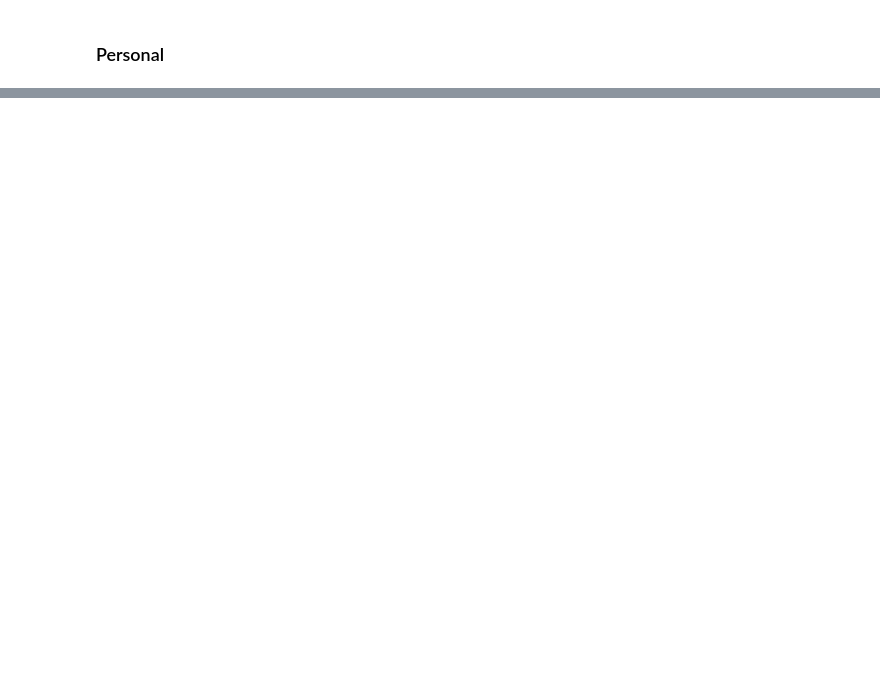
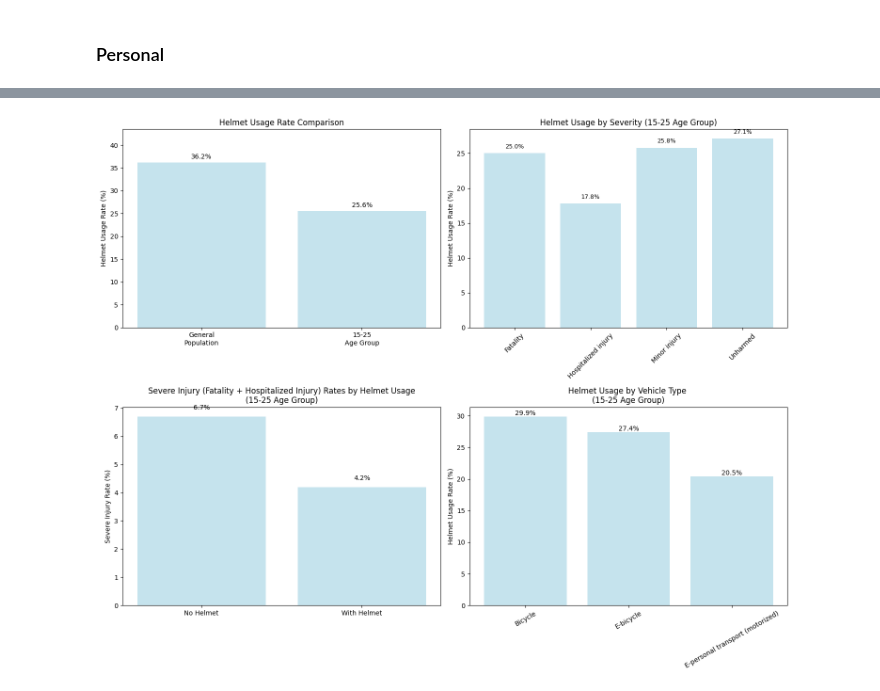
Before and after one commit to fengyu20/safe-biking-in-paris, a Jupyter notebook: eda/eda.ipynb, the cells around one changed output, grey strips where cells are left out. Cells and saved outputs as stored; diff of their text form; code cells hidden in the pictures; blank space fills up the shorter version.

Commit message:
New plots added: Helmet Usage Among Youth

```diff
--- a/eda/eda.ipynb
+++ b/eda/eda.ipynb
@@ -445,0 +577,70 @@ E‑personal transport (motorized) (n=1,578)
+# %%
+
+fig, axes = plt.subplots(2, 2, figsize=(15, 12))
+
+# 1. Overall helmet usage comparison
+ax1 = axes[0, 0]
+categories = ['General\nPopulation', '15-25\nAge Group']
+helmet_rates = [general_helmet_rate * 100, youth_helmet_rate * 100]
+colors = ['lightblue', 'lightblue']
+
+bars1 = ax1.bar(categories, helmet_rates, color=colors, alpha=0.7)
+ax1.set_ylabel('Helmet Usage Rate (%)')
+ax1.set_title('Helmet Usage Rate Comparison')
+ax1.set_ylim(0, max(helmet_rates) * 1.2)
+
+# Add value labels on bars
+for bar, rate in zip(bars1, helmet_rates):
+    height = bar.get_height()
+    ax1.text(bar.get_x() + bar.get_width()/2., height + 0.5,
+             f'{rate:.1f}%', ha='center', va='bottom')
+
+# 2. Helmet usage by severity (15-25 age group)
+ax2 = axes[0, 1]
+severity_order = ['Fatality', 'Hospitalized injury', 'Minor injury', 'Unharmed']
+available_severities = [s for s in severity_order if s in youth_severity_helmet.index]
+
+helmet_pcts = [youth_severity_helmet.loc[s, 'Helmet_Pct'] if s in youth_severity_helmet.index else 0
+               for s in available_severities]
+
+bars2 = ax2.bar(available_severities, helmet_pcts, color='lightblue', alpha=0.7)
+ax2.set_ylabel('Helmet Usage Rate (%)')
+ax2.set_title('Helmet Usage by Severity (15-25 Age Group)')
+ax2.tick_params(axis='x', rotation=45)
+
+for bar, pct in zip(bars2, helmet_pcts):
+    height = bar.get_height()
+    ax2.text(bar.get_x() + bar.get_width()/2., height + 0.5,
+             f'{pct:.1f}%', ha='center', va='bottom', fontsize=9)
+
+# 3. Severe injury rates by helmet usage
+ax3 = axes[1, 0]
+helmet_labels = ['No Helmet', 'With Helmet']
+severe_rates = [severe_analysis.loc[0, 'Severe_Pct'], severe_analysis.loc[1, 'Severe_Pct']]
+colors3 = ['lightblue', 'lightblue']
+
+bars3 = ax3.bar(helmet_labels, severe_rates, color=colors3, alpha=0.7)
+ax3.set_ylabel('Severe Injury Rate (%)')
+ax3.set_title('Severe Injury (Fatality + Hospitalized Injury) Rates by Helmet Usage\n(15-25 Age Group)')
+
+for bar, rate in zip(bars3, severe_rates):
+    height = bar.get_height()
+    ax3.text(bar.get_x() + bar.get_width()/2., height + 0.2,
+             f'{rate:.1f}%', ha='center', va='bottom')
+
+# 4. helmet usage by vehicle type
+ax4 = axes[1, 1]
+helmet_by_vehicle = youth_young_adult_df.groupby('vehicle_category_label')['has_helmet'].mean().sort_values(ascending=False) * 100
+bars4 = ax4.bar(helmet_by_vehicle.index, helmet_by_vehicle.values, alpha=0.7, color='lightblue')
+ax4.set_ylabel('Helmet Usage Rate (%)')
+ax4.set_title('Helmet Usage by Vehicle Type \n(15-25 Age Group)')
+ax4.tick_params(axis='x', labelrotation=30)
+
+for bar in bars4:
+    height = bar.get_height()
+    ax4.text(bar.get_x() + bar.get_width() / 2., height, f'{height:.1f}%', ha='center', va='bottom')
+
+plt.tight_layout()
+plt.show()
+# %% [output]
+[figure, added]
```
Also changed, not shown: parts of 6 cells of this notebook, 13 other files.
